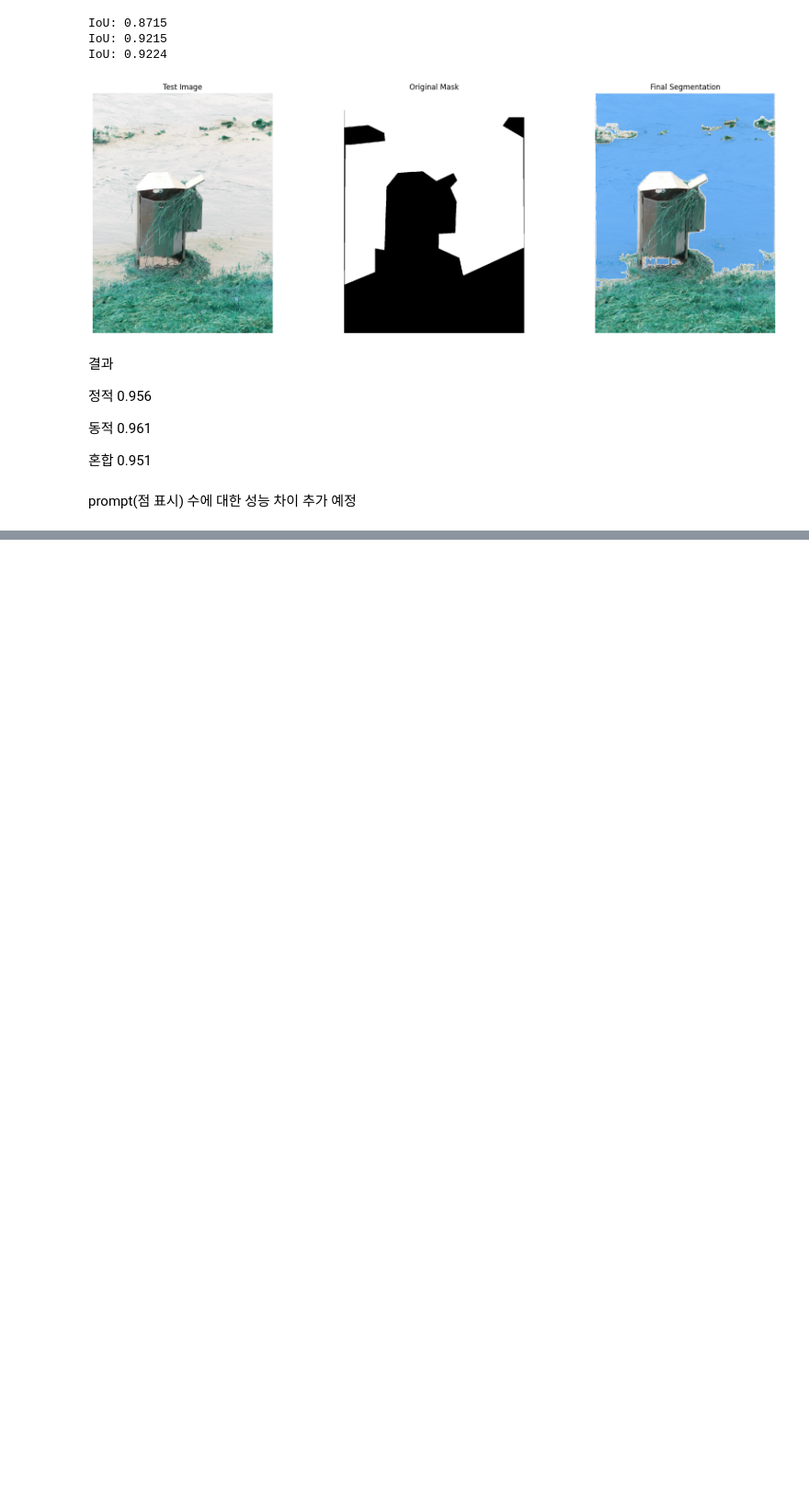
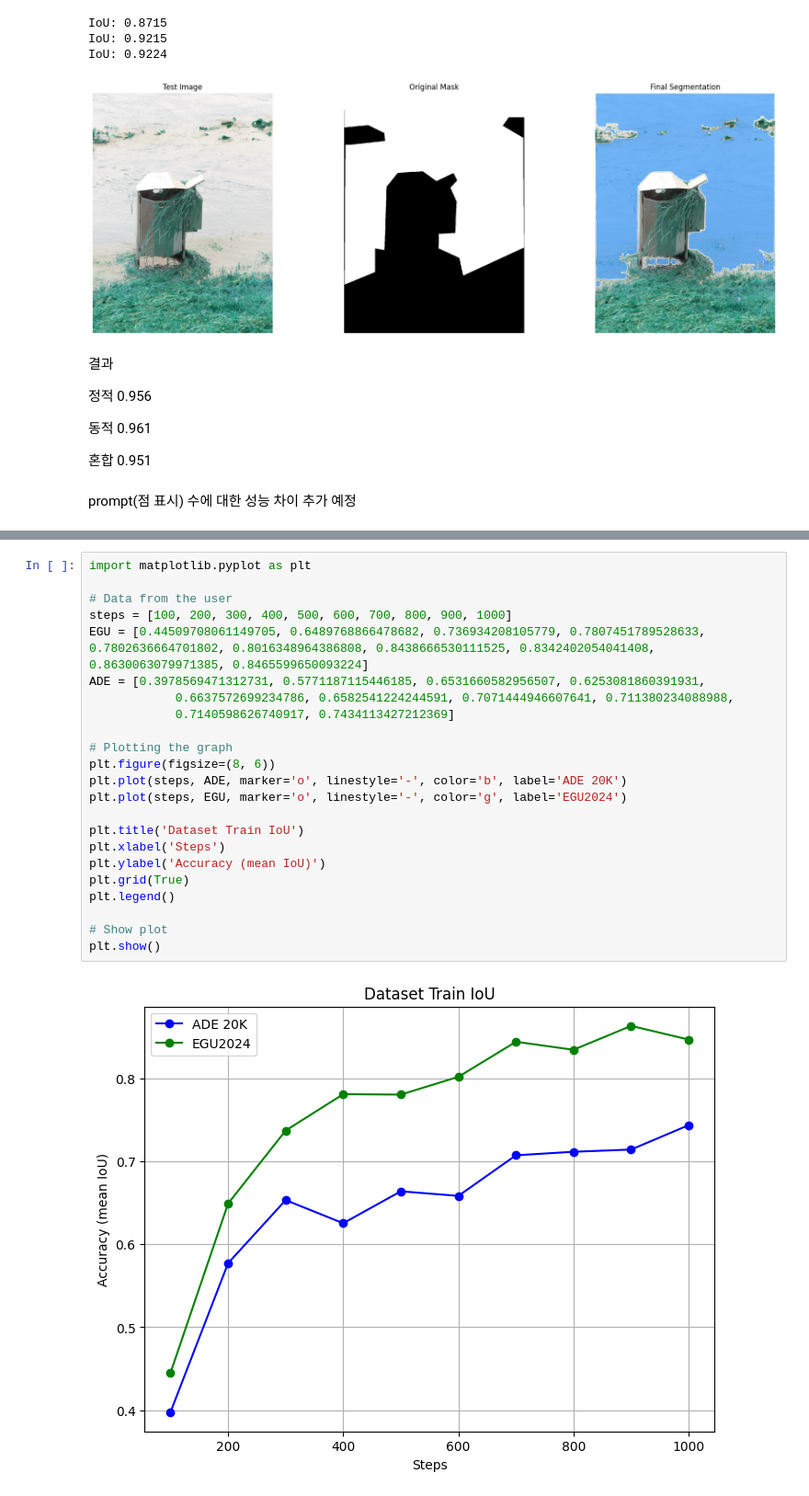
Before and after one commit to KimJin-Yong/segment-anything-2, a Jupyter notebook: notebooks/fine_tune.ipynb, the cells around one changed output, grey strips where cells are left out. Shown at 92% size. Cells and saved outputs as stored; diff of their text form; blank space fills up the shorter version.

```diff
--- a/notebooks/fine_tune.ipynb
+++ b/notebooks/fine_tune.ipynb
@@ -546,0 +602,25 @@ for idx, img in enumerate(os.listdir(imgs)):
+# %%
+import matplotlib.pyplot as plt
+
+# Data from the user
+steps = [100, 200, 300, 400, 500, 600, 700, 800, 900, 1000]
+EGU = [0.44509708061149705, 0.6489768866478682, 0.736934208105779, 0.7807451789528633, 0.7802636664701802, 0.8016348964386808, 0.8438666530111525, 0.8342402054041408, 0.8630063079971385, 0.8465599650093224]
+ADE = [0.3978569471312731, 0.5771187115446185, 0.6531660582956507, 0.6253081860391931,
+            0.6637572699234786, 0.6582541224244591, 0.7071444946607641, 0.711380234088988,
+            0.7140598626740917, 0.7434113427212369]
+
+# Plotting the graph
+plt.figure(figsize=(8, 6))
+plt.plot(steps, ADE, marker='o', linestyle='-', color='b', label='ADE 20K')
+plt.plot(steps, EGU, marker='o', linestyle='-', color='g', label='EGU2024')
+
+plt.title('Dataset Train IoU')
+plt.xlabel('Steps')
+plt.ylabel('Accuracy (mean IoU)')
+plt.grid(True)
+plt.legend()
+
+# Show plot
+plt.show()
+# %% [output]
+[figure, added]
```
Also changed, not shown: parts of 17 cells of this notebook, 8 other files.
